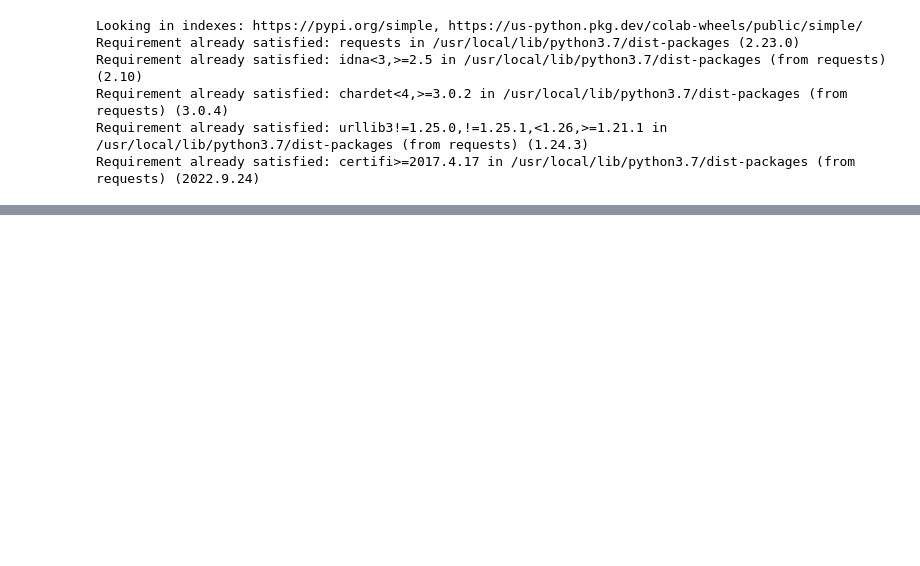
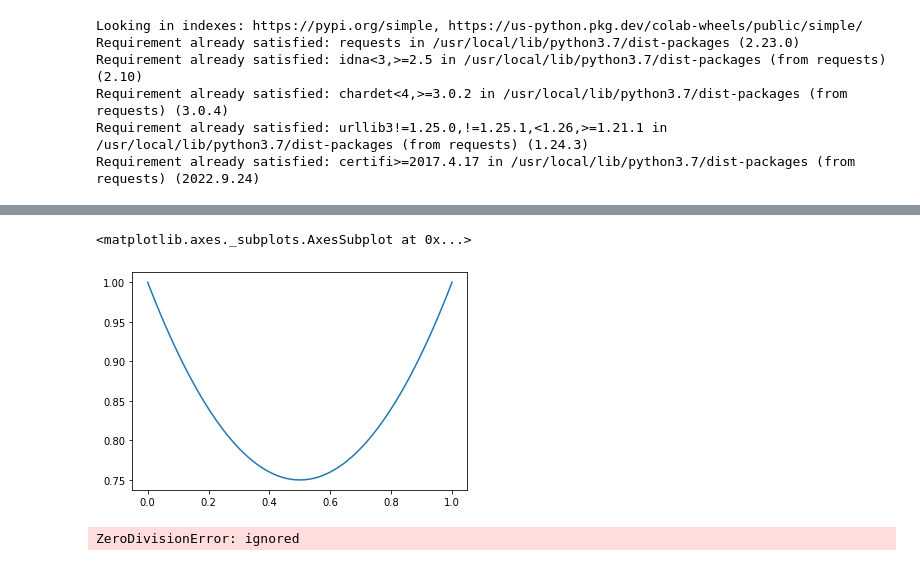
Before and after one commit to ardakayaa/3d_Curtain_Model, a Jupyter notebook: Curtain_Math_Model.ipynb, the cells around one changed output, grey strips where cells are left out. Drawn from its saved outputs; the diff is of its cells as text; code cells hidden in the pictures; blank space fills up the shorter version.

```diff
--- a/Curtain_Math_Model.ipynb
+++ b/Curtain_Math_Model.ipynb
@@ -35,0 +84,10 @@ Creating a random quadratic Bezier curve
+# %%
+nodes = np.asfortranarray([
+    [0.0, 0.5, 1.0],
+    [1.0, 0.5, 1.0]
+])
+curve = bezier.Curve(nodes, degree=2)
+curve.plot(100)
+# %% [output]
+<matplotlib.axes._subplots.AxesSubplot at 0x...>
+[figure, added]
@@ -35,0 +118,4 @@ Creating a random quadratic Bezier curve
+# %%
+plot(1,2,3,4,100)
+# %% [output]
+ZeroDivisionError: ignored
```
Also changed, not shown: parts of 8 cells of this notebook.
